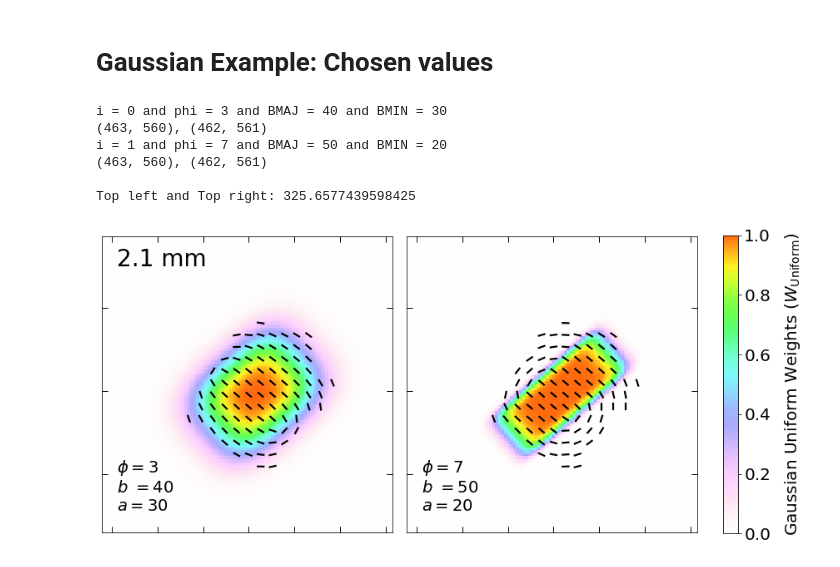
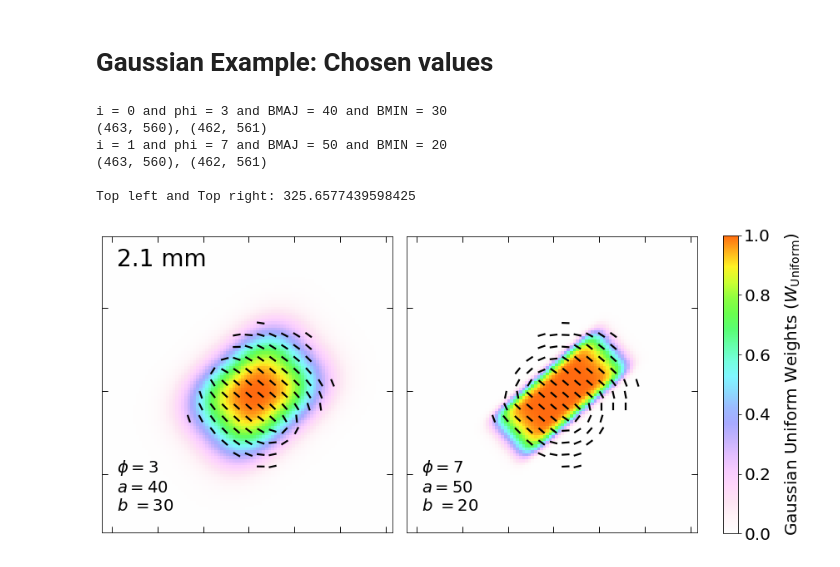
Before and after one commit to audreyburggraf/MastersThesis, a Jupyter notebook: PLOTTING C29 989/MakingFigures/GaussianModelExample.ipynb, the cells around one changed output. Saved outputs shown, nothing was run; the diff lists cells and outputs as text; code cells hidden in the pictures.

Commit message:
Update dust scattering models and plots

```diff
--- a/PLOTTING C29 989/MakingFigures/GaussianModelExample.ipynb
+++ b/PLOTTING C29 989/MakingFigures/GaussianModelExample.ipynb
@@ -500,8 +500,8 @@ for i in range(2):
     ax.text(
     0.05, 0.25,
     rf"$\phi={phi}$" + "\n" +
-    rf"$b$ $={BMAJ}$" + "\n" +
-    rf"$a={BMIN}$" + "\n" ,
+    rf"$a={BMAJ}$" + "\n" +
+    rf"$b$ $={BMIN}$" + "\n" ,
 #     rf"$\chi^2={band_data['chi2']:.3f}$",
     transform=ax.transAxes,
     fontsize=constants.text_fs * 0.7,
@@ -527,31 +527,31 @@ for i in range(2):
                    left=True, right=True,
                    length=7,
                    labelleft=False)
 
 # One shared colour bar
 cbar = fig.colorbar(im, ax=axes, orientation='vertical',
                     fraction=0.045, pad=0.04, shrink = 0.55)
 
 
 cbar.set_label(r"$\mathrm{Gaussian\ Uniform\ Weights}\ (W_{\mathrm{Uniform}})$", fontsize=constants.cbar_fs,
               labelpad = 15)
 cbar.ax.tick_params(labelsize=constants.cbar_num_fs)
 
 # Add the wavelength label
 add_band_label(axes[0], 4,  'wavelength', constants)
 
 # Test differences
 print(' ')
 print(rf'Top left and Top right: {np.nansum(saving_ratios[0] - saving_ratios[1])}')
 
 plt.savefig(writeup_image_folder_path + '/Gaussian/' + "CustomExamples_B4.pdf",
             dpi=300,
             bbox_inches='tight')
 # %% [output]
 i = 0 and phi = 3 and BMAJ = 40 and BMIN = 30
 (463, 560), (462, 561)
 i = 1 and phi = 7 and BMAJ = 50 and BMIN = 20
 (463, 560), (462, 561)
 
 Top left and Top right: 325.6577439598425
-[figure, old version]
+[figure, new version]
```
Also changed, not shown: 52 other files.
